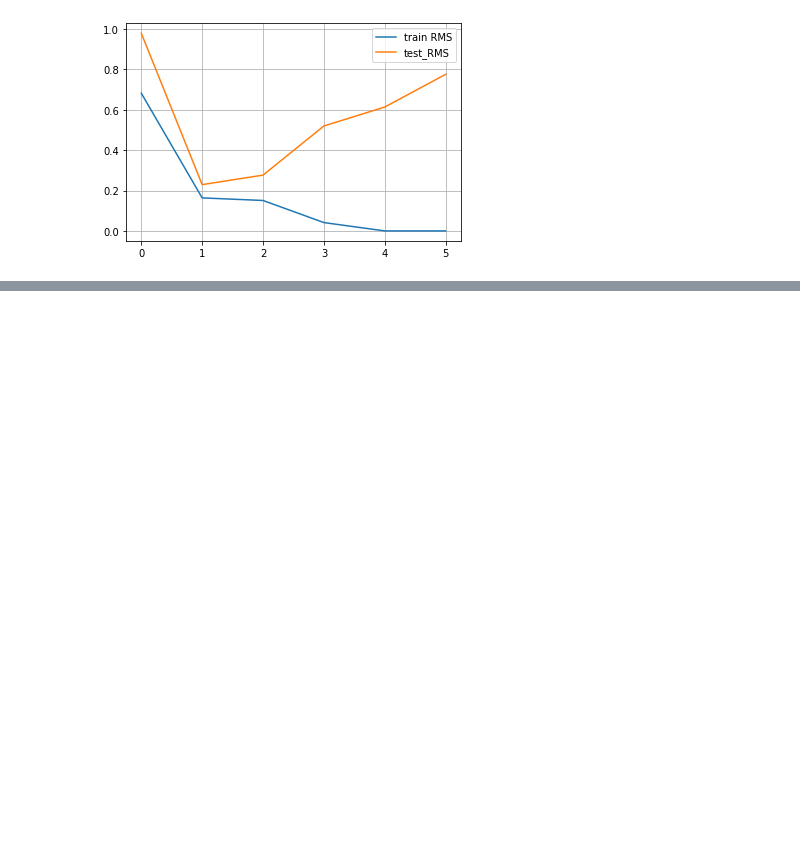
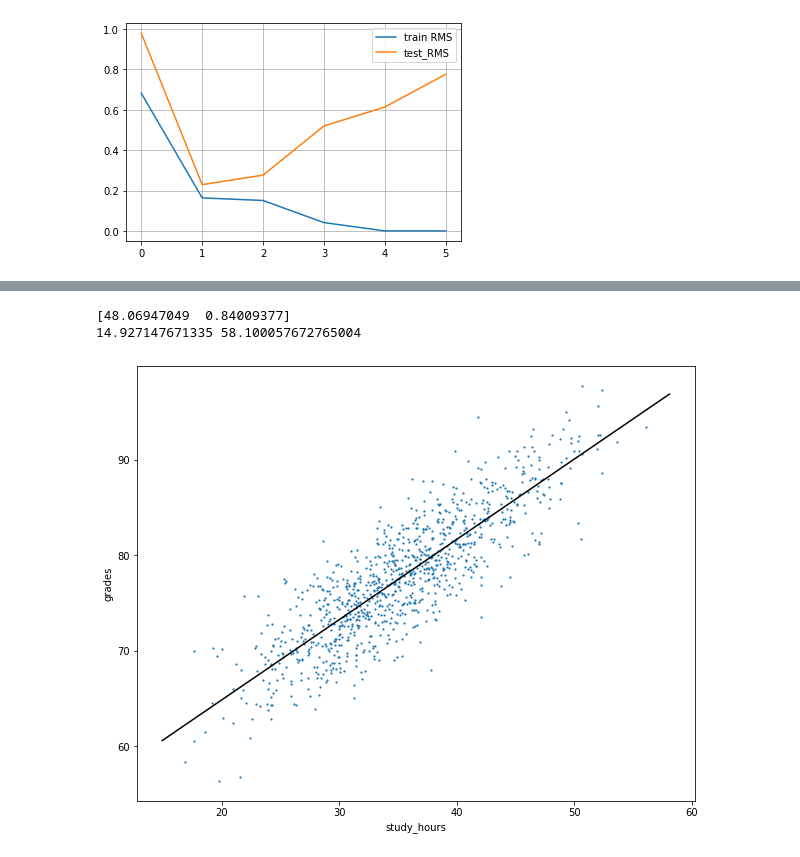
Before and after one commit to yongxuantan/Python-for-atmospheric-science, a Jupyter notebook: Statistical Methods with Widget Visual/Polynomial_Regression.ipynb, the cells around one changed output, grey strips where cells are left out. Drawn from its saved outputs; the diff is of its cells as text; code cells hidden in the pictures; blank space fills up the shorter version.

```diff
--- a/Statistical Methods with Widget Visual/Polynomial_Regression.ipynb
+++ b/Statistical Methods with Widget Visual/Polynomial_Regression.ipynb
@@ -192,0 +200,3 @@ grid()
+# %%
+def f(x, reg):
+    return reg[0]+ x*reg[1]
@@ -192,0 +304,29 @@ grid()
+# %%
+# modify this cell
+
+def do_regression(data):
+    # input: the HW's dataset
+    # output: a numpy array yielding w=(w0,w1) from linear regression
+    A=np.array(data['study_hours'])
+    A=np.array([np.ones(len(A)),A])
+    y=np.array(data['grades'])
+
+    w1 = linalg.lstsq(A.T,y,rcond=True)[0] # finding the optimal parameters
+    return w1
+# %%
+# check student function
+w1_hw = do_regression(data)
+assert str(type(w1_hw)) ==  "<class 'numpy.ndarray'>"
+assert w1_hw.shape == (2,)
+assert abs(w1_hw[0] - 48.0694704904) < 10**-5
+
+# plot Means
+print(w1_hw)
+ax= data.plot(kind='scatter',s=1.4,x="study_hours",y="grades",figsize=[10,8]);
+x0,x1=xlim()
+print(x0, x1)
+ax.plot([x0,x1],[f(x0,w1_hw),f(x1,w1_hw)],'k');
+# %% [output]
+[48.06947049  0.84009377]
+14.927147671335 58.100057672765004
+[figure, added]
```
Also changed, not shown: parts of 27 cells of this notebook.
